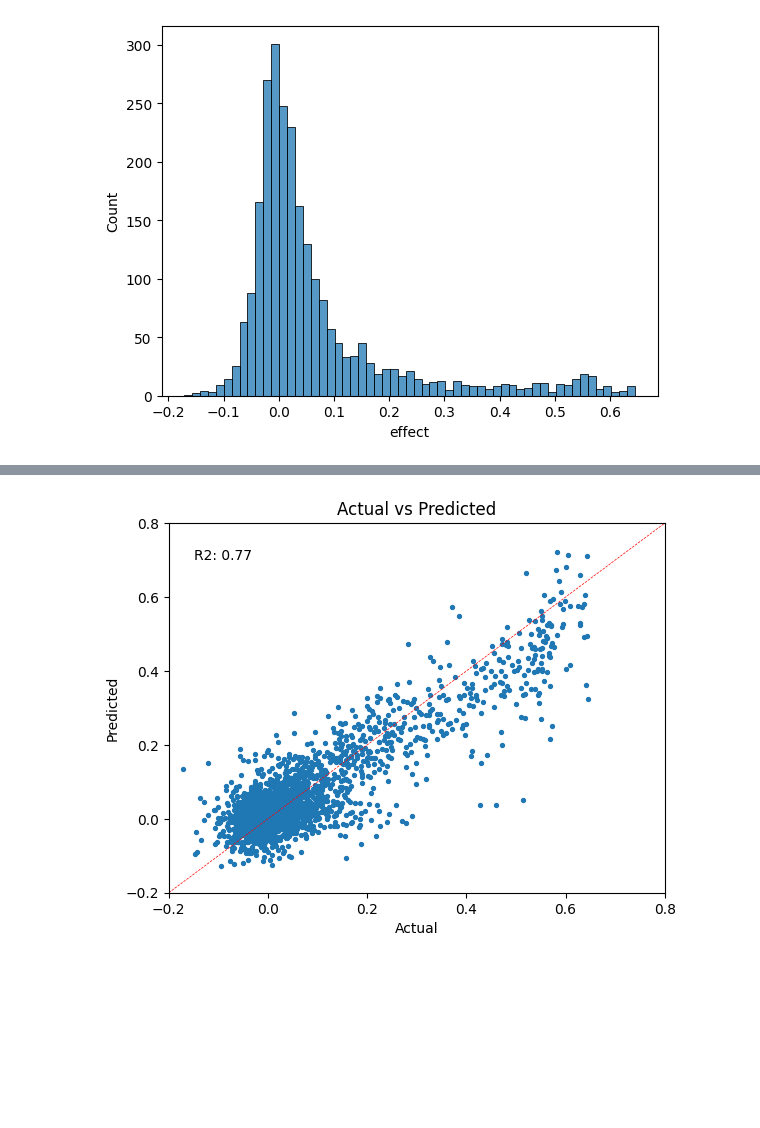
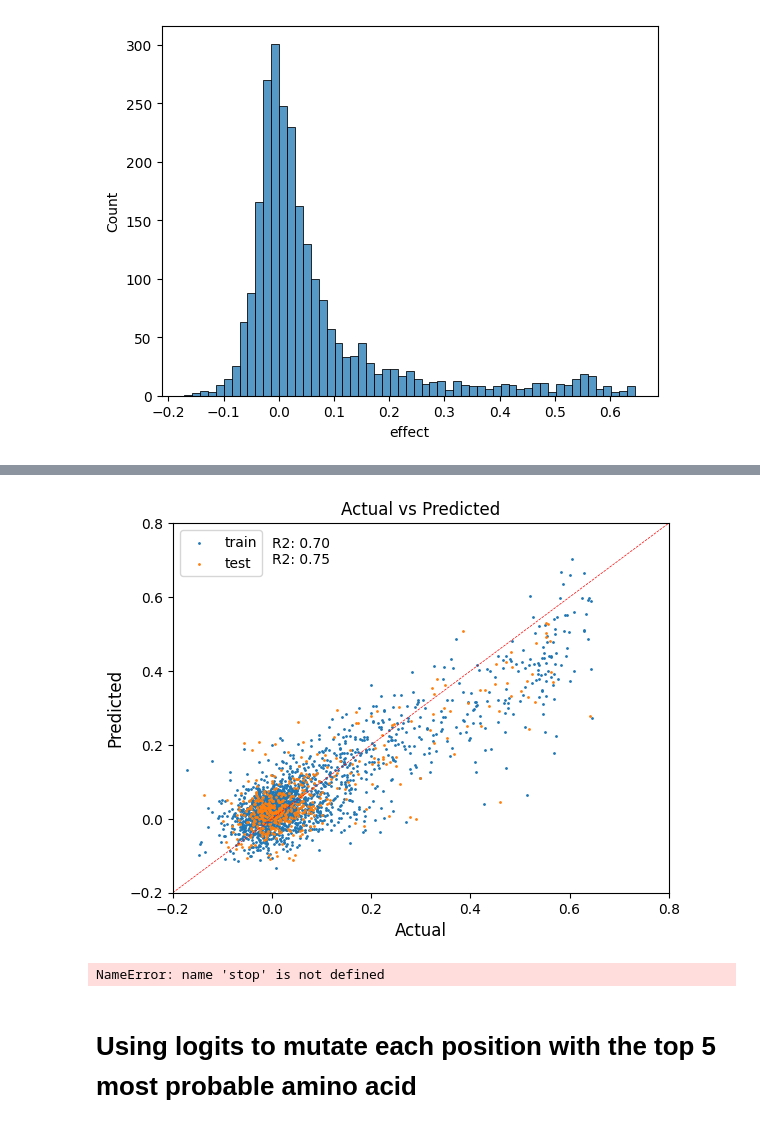
Before and after one commit to ziul-bio/DMS_a-syn, a Jupyter notebook: data_processing.ipynb, the cells around one changed output, grey strips where cells are left out. Drawn from its saved outputs; the diff is of its cells as text; code cells hidden in the pictures; blank space fills up the shorter version.

Commit message:
adding results

```diff
--- a/data_processing.ipynb
+++ b/data_processing.ipynb
@@ -188,5 +192,5 @@ def load_mean_embeds(dir_path):
 # %%
-embeds = load_mean_embeds('embeddings/a-syn_DMS_esm2_150M_mean/')
+embeds = pd.read_pickle('embeddings/a-syn_DMS_esm2_150M_mean.pkl')
 data = meta_data.merge(embeds, on='mutation', how='inner')
 data
 # %% [output]
@@ -211,7 +215,7 @@ def features_scaler(features):
     return pd.DataFrame(scaled_features)
 # %%
 features = data.iloc[:, meta_data.shape[1]:]
-features = features_scaler(features)
+#features = features_scaler(features)
 features
 # %% [output]
 |  | 0 | 1 | 2 | 3 | 4 | 5 | 6 | 7 | 8 | 9 | ... | ... |
@@ -314,7 +343,7 @@ def save_results_v2(folds, r2s_train, maes_train, rmses_train, r2s_test, maes_te
     results = pd.DataFrame(res_dict).reset_index(drop=True)
     return results
 # %%
-folds, r2s_train, maes_train, rmses_train, r2s_test, maes_test, rmses_test, predictions = run_regression_v2(features, target)
+folds, r2s_train, maes_train, rmses_train, r2s_test, maes_test, rmses_test, predictions, model = run_regression_v2(features, target)
 save_results_v2(folds, r2s_train, maes_train, rmses_train, r2s_test, maes_test, rmses_test)
 # %% [output]
 |  | Model | Fold | R2_score_train | MAE_score_train | RMSE_score_train | R2_score_test | MAE_score_test | ... |
@@ -331,13 +360,18 @@ save_results_v2(folds, r2s_train, maes_train, rmses_train, r2s_test, maes_test,
 # %%
-#sns.scatterplot(x=predictions['actual'], y=predictions['predicted'])
-plt.scatter(predictions['actual'], predictions['predicted'], s=8)
-plt.xlabel('Actual')
-plt.ylabel('Predicted')
+# plot train vs test
+plt.scatter(predictions['actual_train'], predictions['predicted_train'], s=1, label='train',)
+plt.scatter(predictions['actual_test'], predictions['predicted_test'], s=1, label='test',)
+r2_train = metrics.r2_score(predictions['actual_train'], predictions['predicted_train'])
+r2_test = metrics.r2_score(predictions['actual_test'], predictions['predicted_test'])
+plt.xlabel('Actual', size=12)
+plt.ylabel('Predicted', size=12)
 plt.title('Actual vs Predicted')
 plt.ylim(-0.2, 0.8)
 plt.xlim(-0.2, 0.8)
 plt.plot([-0.2, 0.8], [-0.2, 0.8], color='red', linestyle='--', linewidth=0.5)
-plt.text(-0.15, 0.7, f'R2: {np.mean(r2s_test):.2f}', fontsize=10)
+plt.text(0.0, 0.69, f'R2: {r2_test:.2f}\nR2: {r2_train:.2f}', fontsize=10)
+plt.legend()
+plt.savefig('results/actual_vs_predicted.png')
 plt.show()
 # %% [output]
-[figure, old version]
+[figure, new version]
@@ -343,0 +381,6 @@ plt.show()
+# %%
+stop
+# %% [output]
+NameError: name 'stop' is not defined
+# %% [markdown]
+# Using logits to mutate each position with the top 5 most probable amino acid
```
Also changed, not shown: parts of 30 cells of this notebook, 5 other files.
